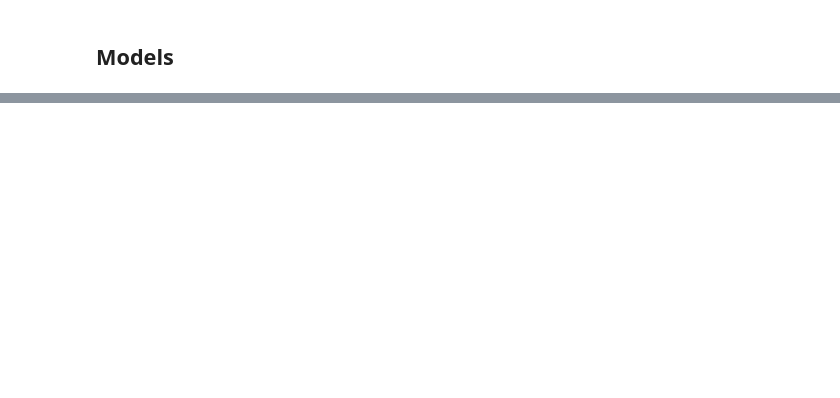
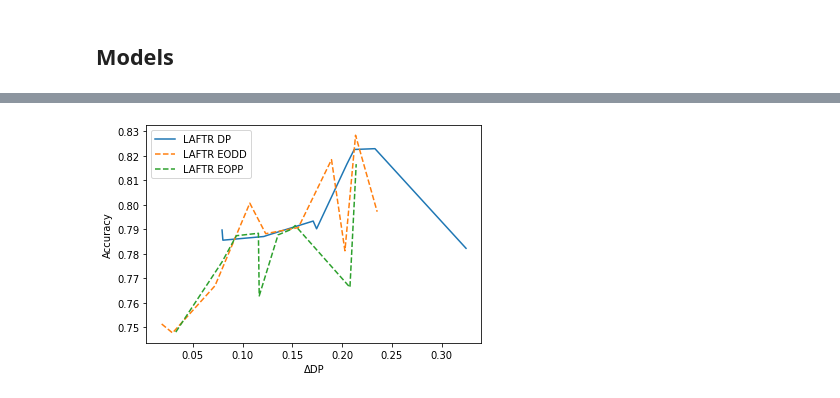
Before and after one commit to limafernando/falsb, a Jupyter notebook: madras_laftr.ipynb, the cells around one changed output, grey strips where cells are left out. Saved outputs shown, nothing was run; the diff lists cells and outputs as text; code cells hidden in the pictures; blank space fills up the shorter version.

```diff
--- a/madras_laftr.ipynb
+++ b/madras_laftr.ipynb
@@ -162,0 +478,18 @@ valid_losses, valid_accs = validation(model, valid_data)
+# %%
+plt.plot()
+plt.ylabel('Accuracy')
+
+'''# plotting the line 1 points
+plt.plot(laftr_dps, laftr_accs, label = "laftr")
+# line 2 points'''
+
+# plotting the line 2 points
+plt.plot(sorted_unfair_dps4dp, sorted_unfair_accs_dps4dp, label = "LAFTR DP")
+plt.plot(sorted_unfair_dps4di, sorted_unfair_accs_dps4di, '--', label = "LAFTR EODD")
+plt.plot(sorted_unfair_dps4deopp, sorted_unfair_accs_dps4deopp, '--', label = "LAFTR EOPP")
+
+plt.xlabel('\u0394DP')
+plt.legend()
+plt.show()
+# %% [output]
+[figure, added]
```
Also changed, not shown: parts of 42 cells of this notebook, 3 other files.
